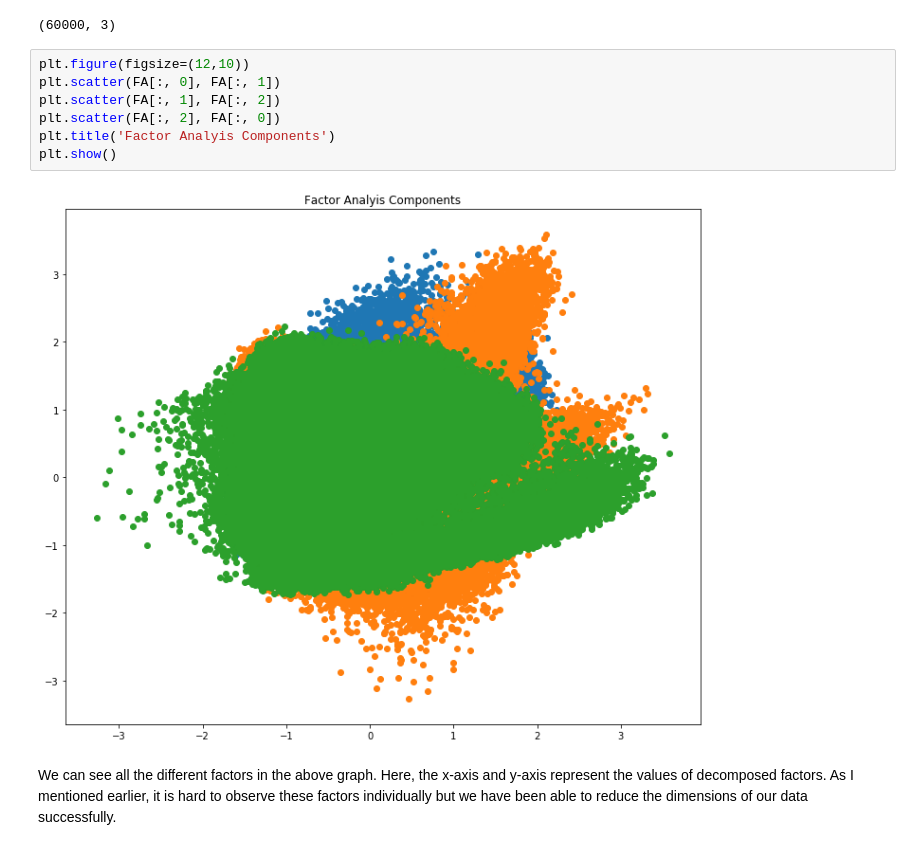
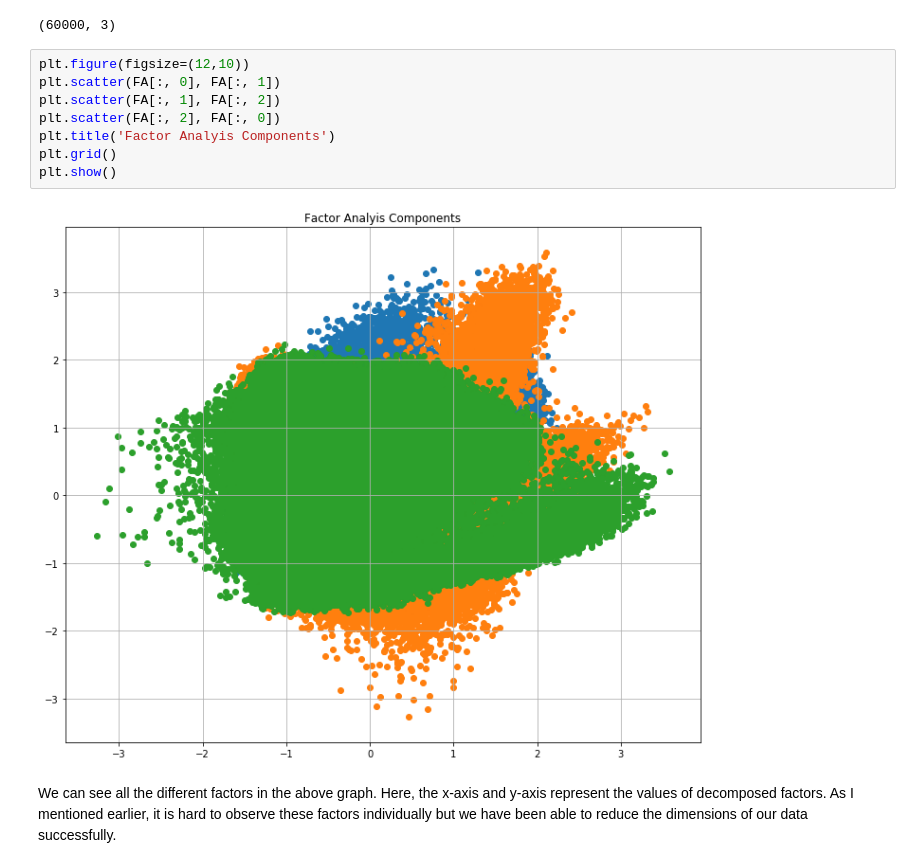
Before and after one commit to hashbanger/Basics_of_Data_Analysis, a Jupyter notebook: Useful Techniques/Dimensionality_Reduction/Dimensionality_Reduction_and_Feature_Selection.ipynb, the cells around one changed output. Cells and saved outputs as stored; diff of their text form.

```diff
--- a/Useful Techniques/Dimensionality_Reduction/Dimensionality_Reduction_and_Feature_Selection.ipynb
+++ b/Useful Techniques/Dimensionality_Reduction/Dimensionality_Reduction_and_Feature_Selection.ipynb
@@ -367,12 +369,13 @@ FA.shape
 # %%
 plt.figure(figsize=(12,10))
 plt.scatter(FA[:, 0], FA[:, 1])
 plt.scatter(FA[:, 1], FA[:, 2])
 plt.scatter(FA[:, 2], FA[:, 0])
 plt.title('Factor Analyis Components')
+plt.grid()
 plt.show()
 # %% [output]
-[figure, old version]
+[figure, new version]
 # %% [markdown]
 We can see all the different factors in the above graph. Here, the x-axis and y-axis represent the values of decomposed factors. As I mentioned earlier, it is hard to observe these factors individually but we have been able to reduce the dimensions of our data successfully.
 # %% [markdown]
```
Also changed, not shown: parts of 60 cells of this notebook.
